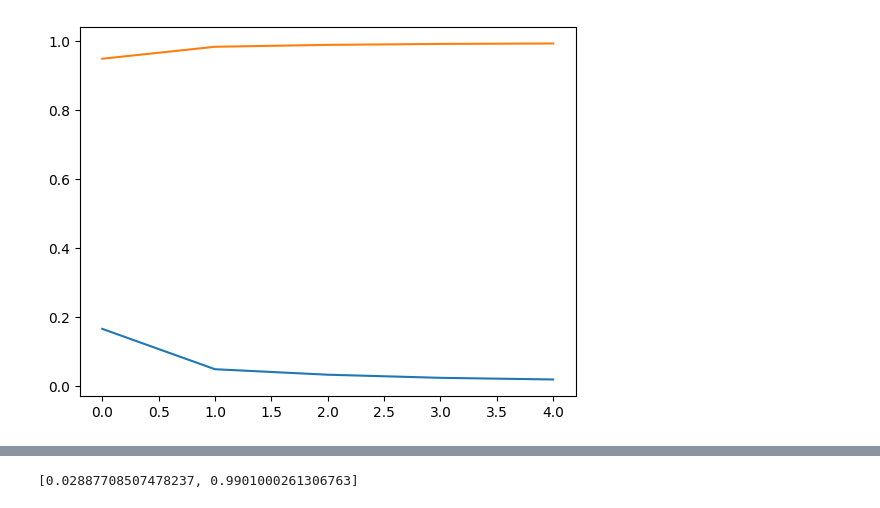
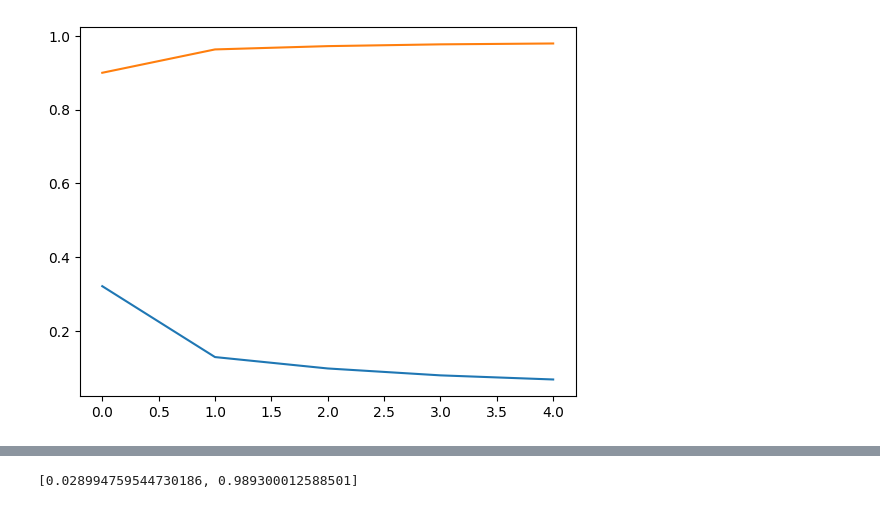
Before and after one commit to hansung1908/machine-learning, a Jupyter notebook: convolutional_nueral_network.ipynb, the cells around one changed output, grey strips where cells are left out. Cells and saved outputs as stored; diff of their text form; code cells hidden in the pictures.

```diff
--- a/convolutional_nueral_network.ipynb
+++ b/convolutional_nueral_network.ipynb
@@ -28,6 +28,7 @@ model.add(layers.Conv2D(64, (3, 3), activation = 'relu',  padding = 'same')) #
 model.add(layers.MaxPooling2D((2, 2)))
 model.add(layers.Flatten()) # 1차원 데이터로 변환
 model.add(layers.Dense(64, activation = 'relu'))
+model.add(layers.Dropout(0.5, name = 'hidden_layer')) # 과적합을 방지하기 위한 dropout 레이어
 model.add(layers.Dense(10, activation = 'softmax')) # 다중 분류이므로 softmax
 
 # 모델 시각화
@@ -62 +63 @@ Epoch 5/5
-[figure, old version]
+[figure, new version]
@@ -64,4 +65,4 @@ Epoch 5/5
-[0.02887708507478237, 0.9901000261306763]
+[0.028994759544730186, 0.989300012588501]
 # %%
 from PIL import Image
 import numpy as np
```
Also changed, not shown: parts of 2 cells of this notebook, 1 other file.
